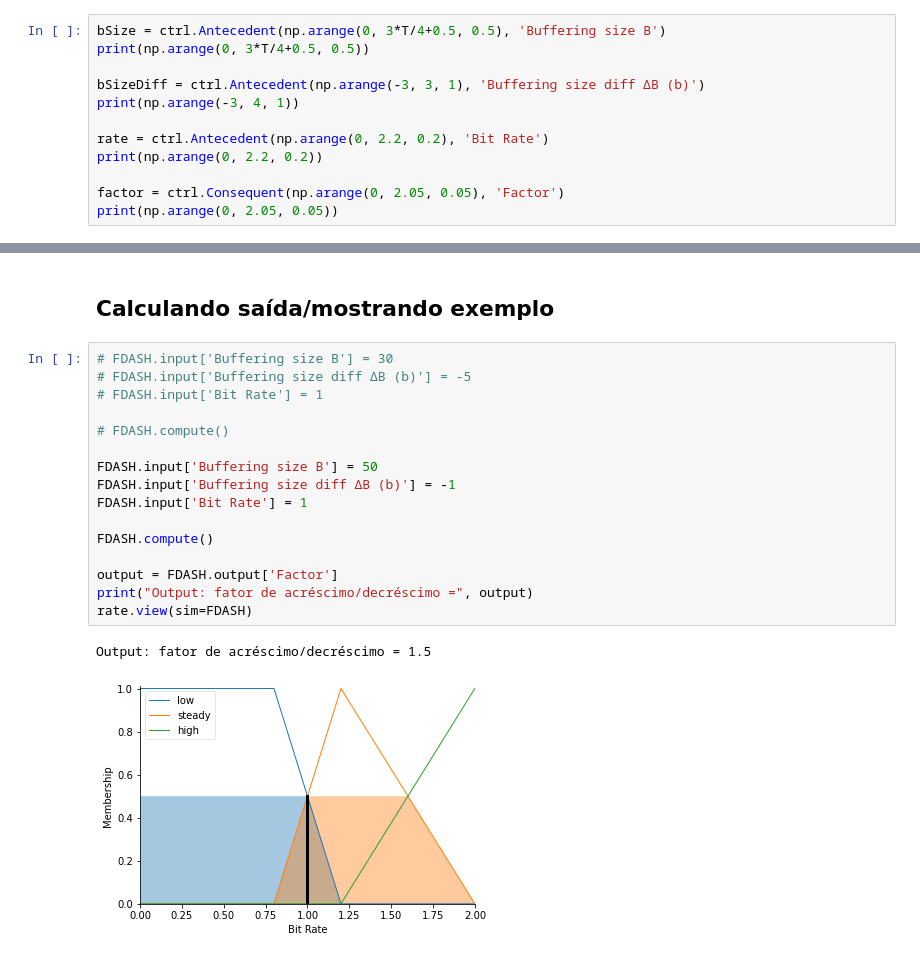
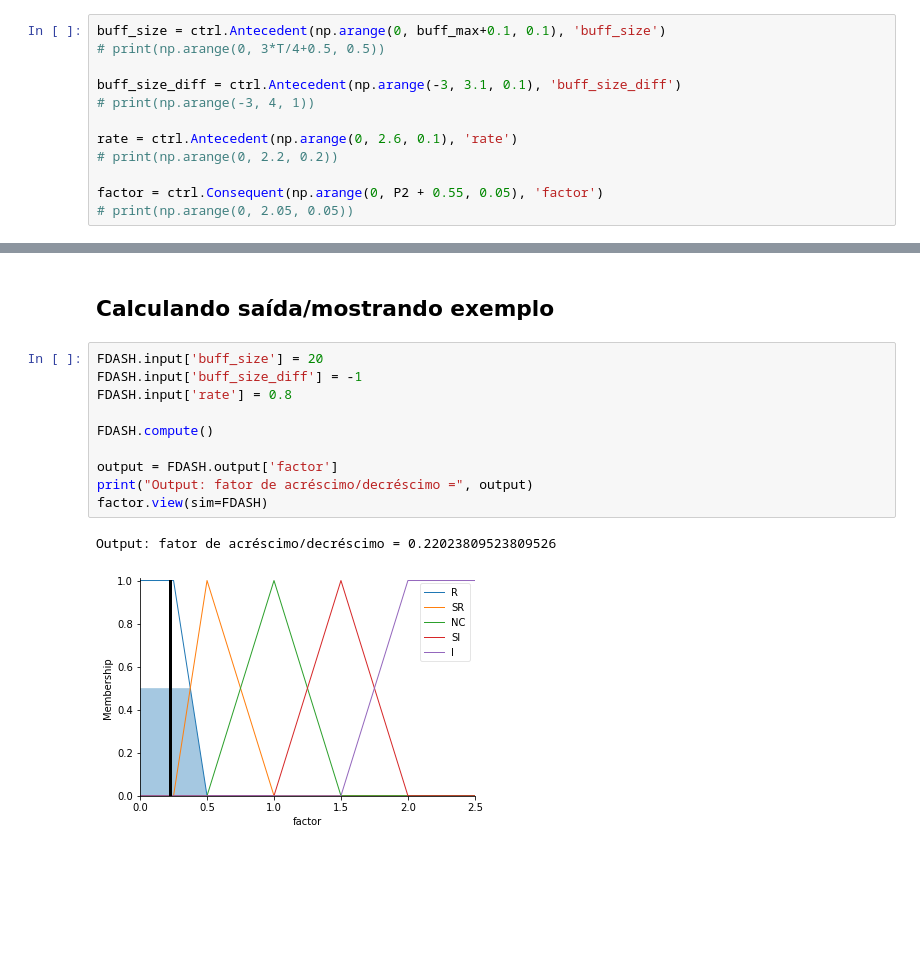
Before and after one commit to capelaum/TR2-ABR-Algorithm, a Jupyter notebook: FuzzyExample/FuzzyExample2.ipynb, the cells around one changed output, grey strips where cells are left out. Cells and saved outputs as stored; diff of their text form; blank space fills up the shorter version.

Commit message:
updates + fixes
Set the FDASH with the article params and fix FDASH_2

```diff
--- a/FuzzyExample/FuzzyExample2.ipynb
+++ b/FuzzyExample/FuzzyExample2.ipynb
@@ -17,14 +18,14 @@ P2 = 2      # Aumentar
 # %% [markdown]
 # Declarando antecedentes e consequentes (universos)
 # %%
-bSize = ctrl.Antecedent(np.arange(0, 3*T/4+0.5, 0.5), 'Buffering size B')
-print(np.arange(0, 3*T/4+0.5, 0.5))
+buff_size = ctrl.Antecedent(np.arange(0, buff_max+0.1, 0.1), 'buff_size')
+# print(np.arange(0, 3*T/4+0.5, 0.5))
 
-bSizeDiff = ctrl.Antecedent(np.arange(-3, 3, 1), 'Buffering size diff ΔB (b)')
-print(np.arange(-3, 4, 1))
+buff_size_diff = ctrl.Antecedent(np.arange(-3, 3.1, 0.1), 'buff_size_diff')
+# print(np.arange(-3, 4, 1))
 
-rate = ctrl.Antecedent(np.arange(0, 2.2, 0.2), 'Bit Rate')
-print(np.arange(0, 2.2, 0.2))
+rate = ctrl.Antecedent(np.arange(0, 2.6, 0.1), 'rate')
+# print(np.arange(0, 2.2, 0.2))
 
-factor = ctrl.Consequent(np.arange(0, 2.05, 0.05), 'Factor')
-print(np.arange(0, 2.05, 0.05))
+factor = ctrl.Consequent(np.arange(0, P2 + 0.55, 0.05), 'factor')
+# print(np.arange(0, 2.05, 0.05))
@@ -123,21 +117,15 @@ FDASH = ctrl.ControlSystemSimulation(FDASHControl)
 # %% [markdown]
 ## Calculando saída/mostrando exemplo
 # %%
-# FDASH.input['Buffering size B'] = 30
-# FDASH.input['Buffering size diff ΔB (b)'] = -5
-# FDASH.input['Bit Rate'] = 1
-
-# FDASH.compute()
-
-FDASH.input['Buffering size B'] = 50
-FDASH.input['Buffering size diff ΔB (b)'] = -1
-FDASH.input['Bit Rate'] = 1
+FDASH.input['buff_size'] = 20
+FDASH.input['buff_size_diff'] = -1
+FDASH.input['rate'] = 0.8
 
 FDASH.compute()
 
-output = FDASH.output['Factor']
+output = FDASH.output['factor']
 print("Output: fator de acréscimo/decréscimo =", output)
-rate.view(sim=FDASH)
+factor.view(sim=FDASH)
 # %% [output]
-Output: fator de acréscimo/decréscimo = 1.5
+Output: fator de acréscimo/decréscimo = 0.22023809523809526
-[figure, old version]
+[figure, new version]
```
Also changed, not shown: parts of 5 cells of this notebook, 4 other files.
